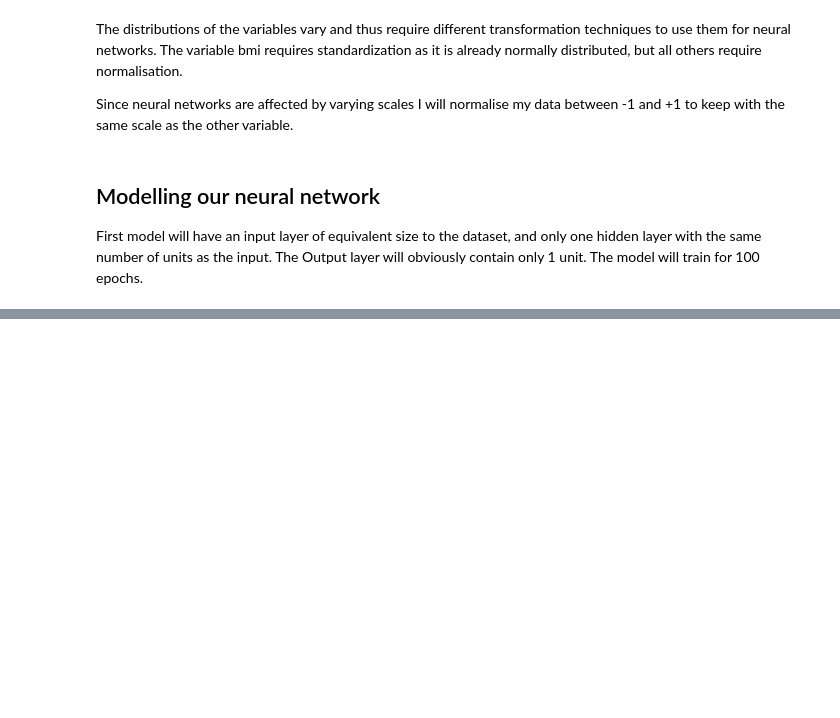
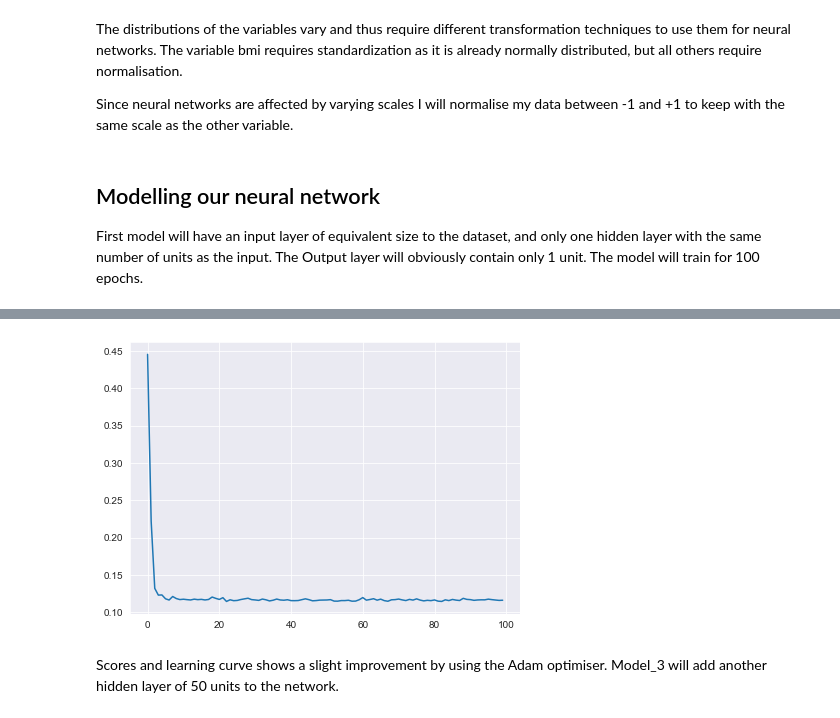
Before and after one commit to georgeharris96/TensorflowDevCourse, a Jupyter notebook: MiniProjects/MedicalInsuranceMiniProject.ipynb, the cells around one changed output, grey strips where cells are left out. Drawn from its saved outputs; the diff is of its cells as text; code cells hidden in the pictures; blank space fills up the shorter version.

```diff
--- a/MiniProjects/MedicalInsuranceMiniProject.ipynb
+++ b/MiniProjects/MedicalInsuranceMiniProject.ipynb
@@ -347,0 +348,24 @@ metrics
+# %%
+# Create the model
+model_2 = tf.keras.Sequential(
+    [
+        tf.keras.layers.Dense(9, input_shape=[9], name='Input_Layer'),
+        tf.keras.layers.Dense(100, name='Hidden_Layer_1'),
+        tf.keras.layers.Dense(1, name='Output_Layer')
+    ]
+)
+
+# Compile the model
+model_2.compile(
+    loss=tf.keras.losses.mae,
+    optimizer=tf.keras.optimizers.Adam(),
+    metrics=['mae']
+)
+
+# Fit the model
+history = model_2.fit(
+    train.drop(columns=['charges']),
+    train.charges,
+    epochs=100,
+    verbose=0
+)
@@ -347,0 +428,9 @@ metrics
+# %%
+# Plot training curve
+plt.figure(figsize=(7,5))
+plt.plot(history.history['loss'])
+plt.show()
+# %% [output]
+[figure, added]
+# %% [markdown]
+Scores and learning curve shows a slight improvement by using the Adam optimiser. Model_3 will add another hidden layer of 50 units to the network.
```
Also changed, not shown: parts of 10 cells of this notebook.
